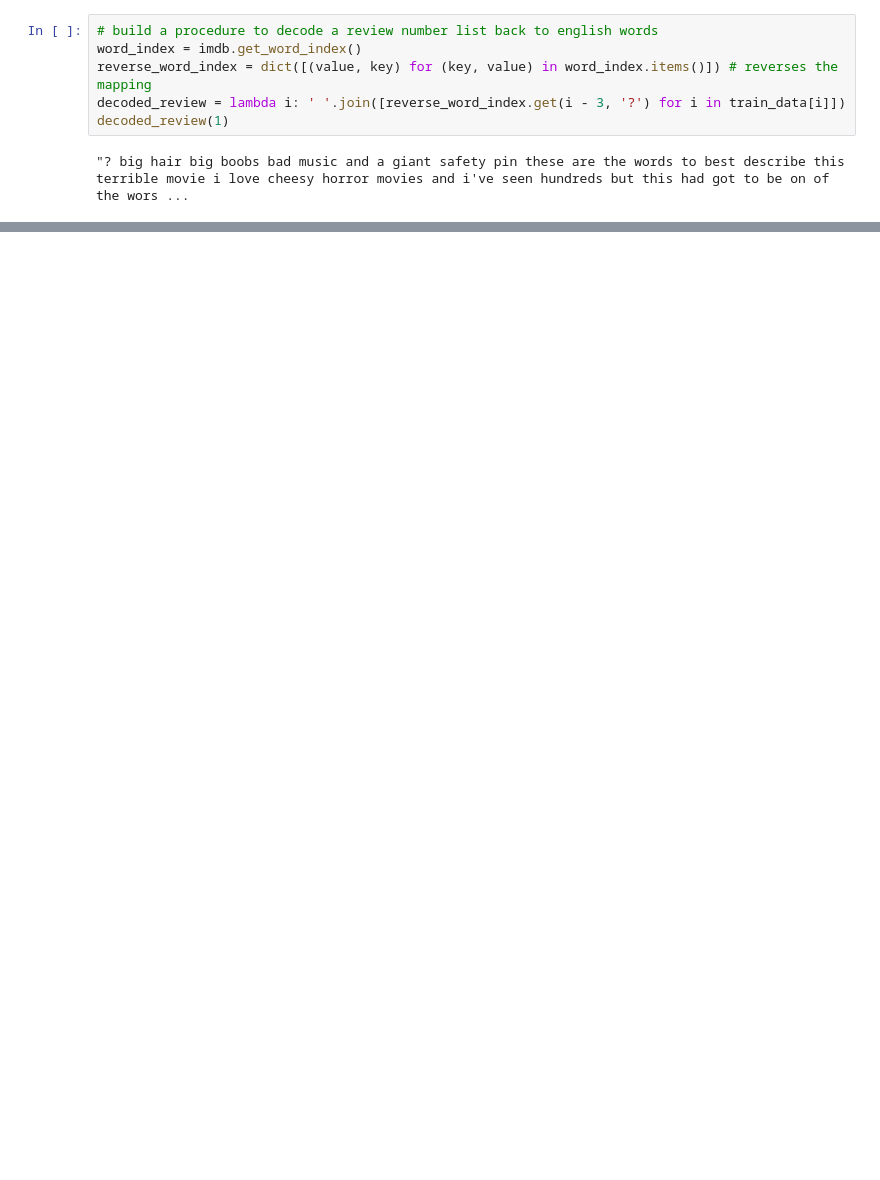
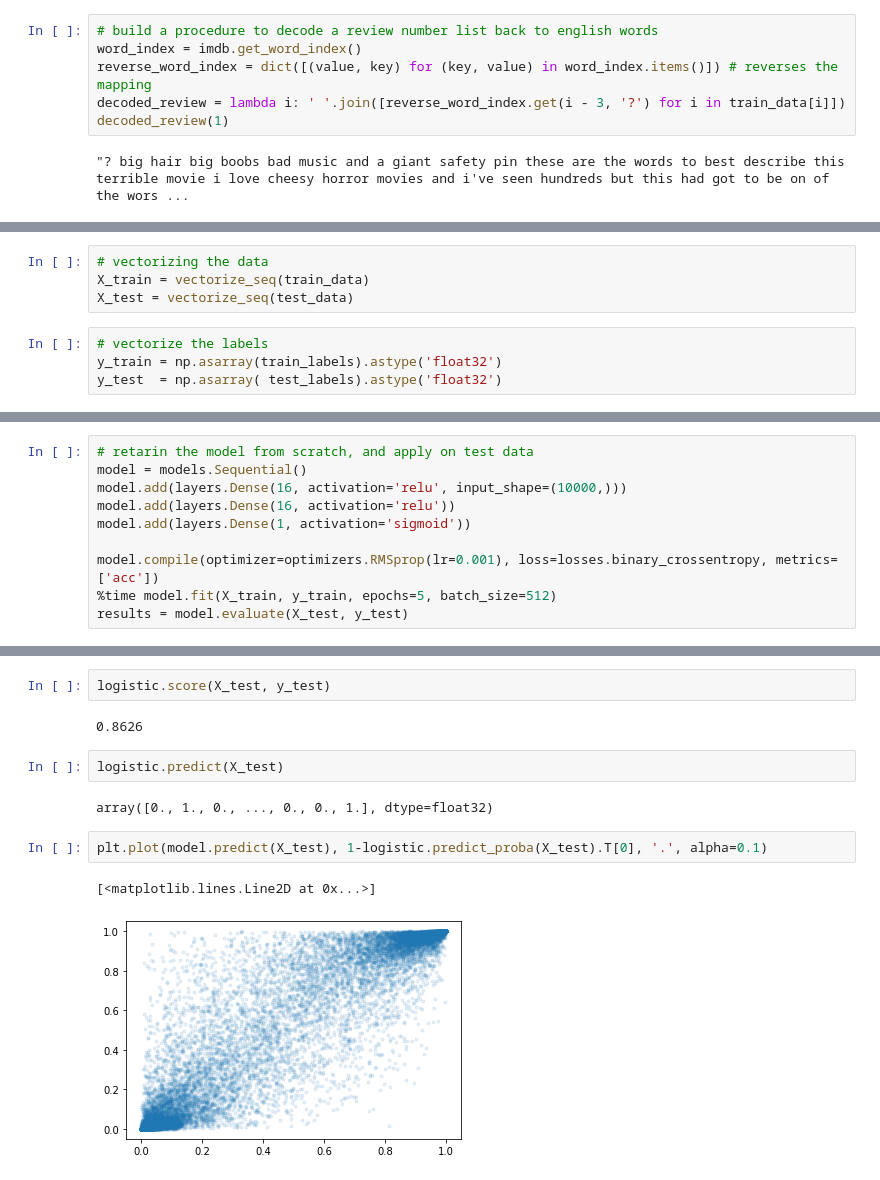
Before and after one commit to samisaf/Learning-Data-Science, a Jupyter notebook: Deep Learning with Keras - Book/3 Classifying Movie Reviews.ipynb, the cells around one changed output, grey strips where cells are left out. Saved outputs shown, nothing was run; the diff lists cells and outputs as text; blank space fills up the shorter version.

```diff
--- a/Deep Learning with Keras - Book/3 Classifying Movie Reviews.ipynb
+++ b/Deep Learning with Keras - Book/3 Classifying Movie Reviews.ipynb
@@ -49,0 +47,8 @@ MemoryError:
+# %%
+# vectorizing the data
+X_train = vectorize_seq(train_data)
+X_test = vectorize_seq(test_data)
+# %%
+# vectorize the labels
+y_train = np.asarray(train_labels).astype('float32')
+y_test  = np.asarray( test_labels).astype('float32')
@@ -49,0 +185,10 @@ MemoryError:
+# %%
+# retarin the model from scratch, and apply on test data
+model = models.Sequential()
+model.add(layers.Dense(16, activation='relu', input_shape=(10000,)))
+model.add(layers.Dense(16, activation='relu'))
+model.add(layers.Dense(1, activation='sigmoid'))
+
+model.compile(optimizer=optimizers.RMSprop(lr=0.001), loss=losses.binary_crossentropy, metrics=['acc'])
+%time model.fit(X_train, y_train, epochs=5, batch_size=512)
+results = model.evaluate(X_test, y_test)
@@ -49,0 +232,13 @@ MemoryError:
+# %%
+logistic.score(X_test, y_test)
+# %% [output]
+0.8626
+# %%
+logistic.predict(X_test)
+# %% [output]
+array([0., 1., 0., ..., 0., 0., 1.], dtype=float32)
+# %%
+plt.plot(model.predict(X_test), 1-logistic.predict_proba(X_test).T[0], '.', alpha=0.1)
+# %% [output]
+[<matplotlib.lines.Line2D at 0x...>]
+[figure, added]
```
Also changed, not shown: parts of 22 cells of this notebook, 16 other files.
